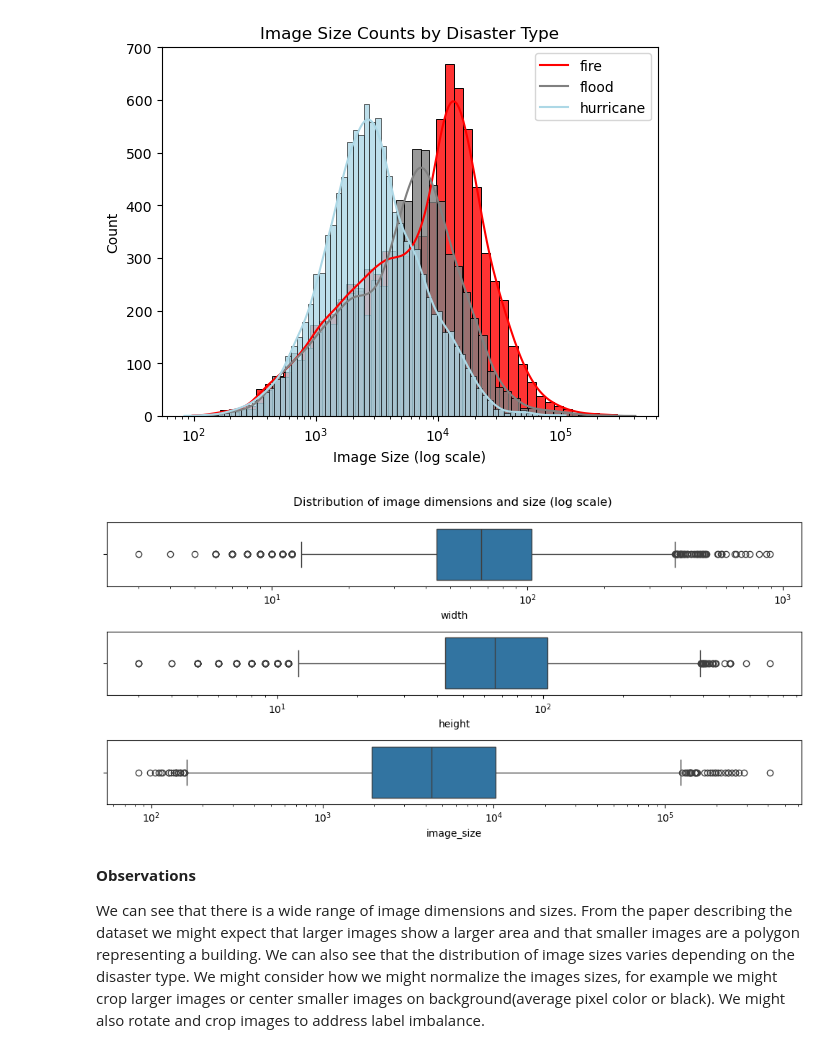
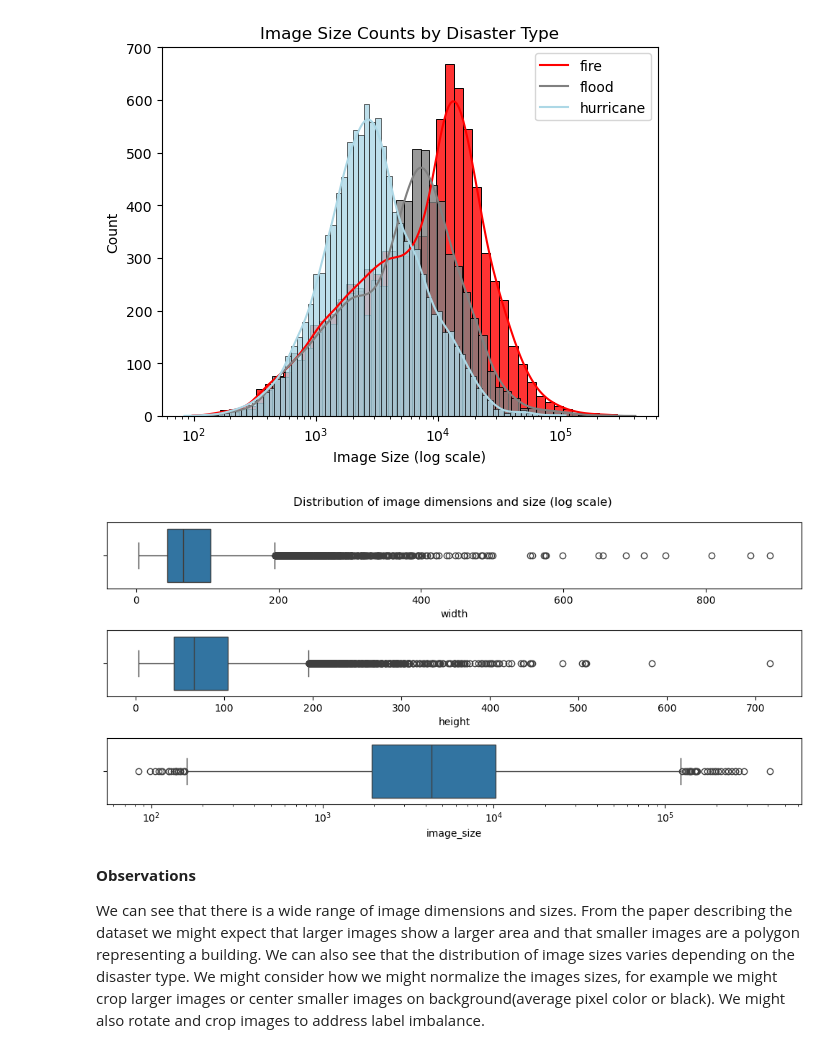
Before and after one commit to fractalclockwork/Data200, a Jupyter notebook: Source/Checkpoint_1_EDA.ipynb, the cells around one changed output. Saved outputs shown, nothing was run; the diff lists cells and outputs as text; code cells hidden in the pictures.

Commit message:
added visual analysis figure

```diff
--- a/Source/Checkpoint_1_EDA.ipynb
+++ b/Source/Checkpoint_1_EDA.ipynb
@@ -321,19 +354,19 @@ plt.savefig(f'{figure_path}/eda_image_size_hist.png', dpi=96)
 # %%
 assert (df.shape[0] == 26535), 'Invalid dataframe length!'
 import seaborn as sns
 import matplotlib.pyplot as plt
 
 fig, ax = plt.subplots(3, 1, figsize=(10, 5))
-sns.boxplot(data=df, x="width", ax=ax[0], log_scale=True);
-sns.boxplot(data=df, x="height", ax=ax[1], log_scale=True);
+sns.boxplot(data=df, x="width", ax=ax[0], log_scale=False);
+sns.boxplot(data=df, x="height", ax=ax[1], log_scale=False);
 sns.boxplot(data=df, x="image_size", ax=ax[2], log_scale=True);
 
 plt.suptitle('Distribution of image dimensions and size (log scale)')
 plt.subplots_adjust(wspace=0.3)
 plt.tight_layout()
 plt.savefig(f'{figure_path}/eda_image_size_box.png', dpi=96)
 # %% [output]
-[figure, old version]
+[figure, new version]
 # %% [markdown]
 **Observations**
 
```
Also changed, not shown: parts of 22 cells of this notebook, 4 other files.
